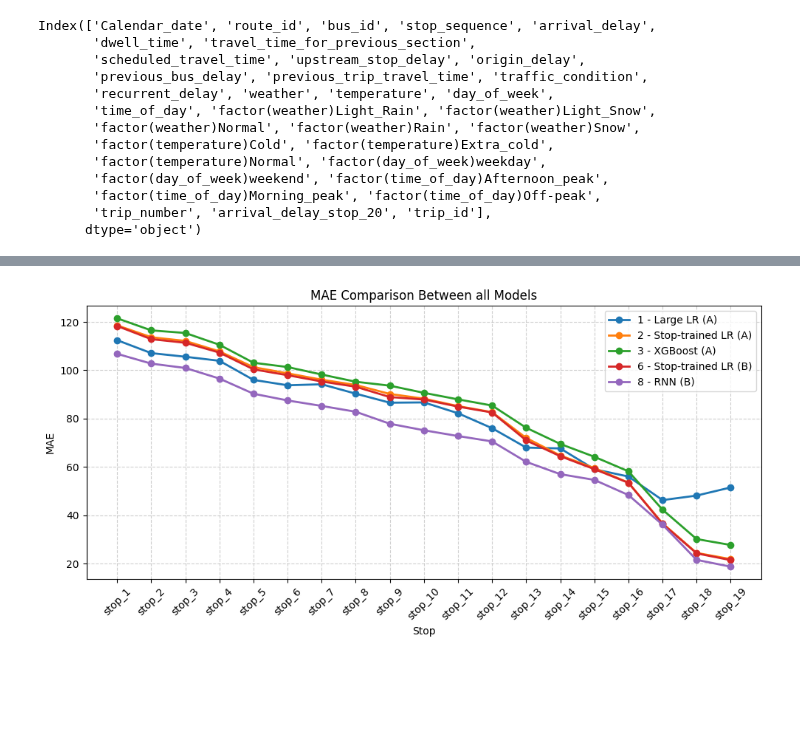
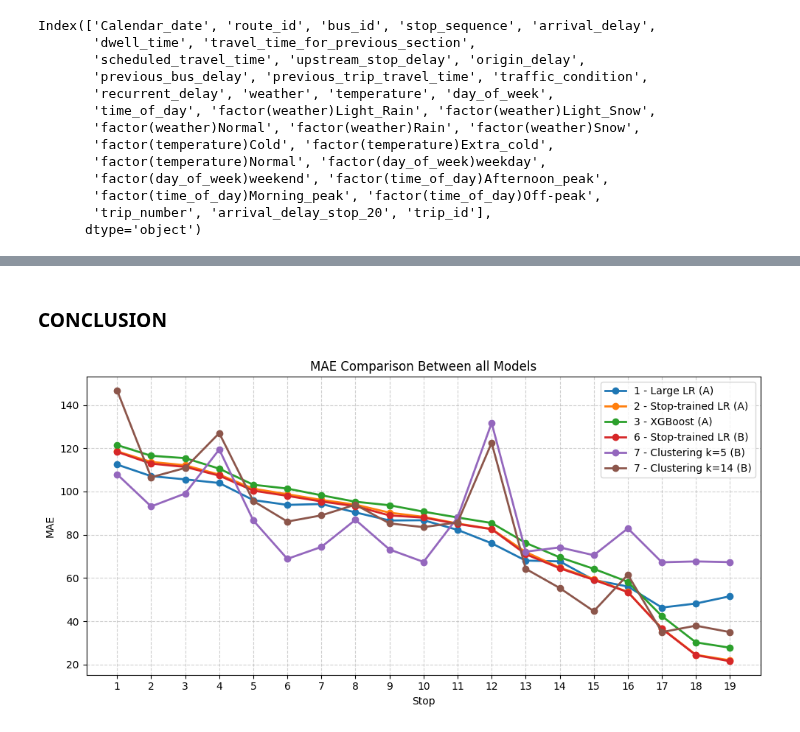
Before and after one commit to Gioalf/AH2179, a Jupyter notebook: project/AIprojectGioAlf.ipynb, the cells around one changed output, grey strips where cells are left out. Drawn from its saved outputs; the diff is of its cells as text; code cells hidden in the pictures; blank space fills up the shorter version.

```diff
--- a/project/AIprojectGioAlf.ipynb
+++ b/project/AIprojectGioAlf.ipynb
@@ -1230,3 +1230,35 @@ plt.tight_layout()
 plt.show()
 # %% [output]
 [figure]
+# %%
+import matplotlib.pyplot as plt
+import numpy as np
+
+stops = np.arange(1, 20)
+mae2 = np.array([v['MAE'] for v in results2.values()])[:19]
+mae6 = np.array([v['MAE'] for v in results6.values()])[:19]
+
+# Compute % change: (new - old) / old * 100
+pct_change = ((mae6 - mae2) / mae2) * 100
+
+# Plot setup
+x = np.arange(len(stops))
+width = 0.35
+
+plt.figure(figsize=(10,5))
+bars1 = plt.bar(x - width/2, mae2, width, label='Model 2')
+bars2 = plt.bar(x + width/2, mae6, width, label='Model 6')
+
+# Annotate % difference
+for i in range(len(stops)):
+    plt.text(x[i], max(mae2[i], mae6[i]) + 0.01, f"{pct_change[i]:.1f}%",
+             ha='center', va='bottom', fontsize=8, rotation=0)
+
+plt.xticks(x, stops)
+plt.xlabel('Stop')
+plt.ylabel('MAE')
+plt.title('MAE Comparison Between Model 2 and Model 6')
+plt.legend()
+plt.grid(True, axis='y', linestyle='--', alpha=0.6)
+plt.tight_layout()
+plt.show()
@@ -1903,28 +1874,34 @@ model.summary()
+# %% [markdown]
+### **CONCLUSION**
 # %%
 import matplotlib.pyplot as plt
 
 # --- Extract MAE values ---
-stops = list(results2.keys())
+stops = list(range(1,20))
 mae1=evaluation_df['MAE'].to_list()
 mae3 = [v['MAE'] for v in results3.values()]
 mae2 = [v['MAE'] for v in results2.values()]
 mae6 = [v['MAE'] for v in results6.values()]
+mae7_5 = clustering_results['k_5']['MAE']
+mae7_14 = clustering_results['k_14']['MAE']
 mae8 = (df_stop_mae['MAE_for_stop20'].to_list())
 
 # --- Plot ---
 plt.figure(figsize=(10,5))
-plt.plot(stops[:19], mae1, marker='o', label='1 - Large LR (A)', linewidth=2)
+plt.plot(stops, mae1, marker='o', label='1 - Large LR (A)', linewidth=2)
 plt.plot(stops[:19], mae2[:19], marker='o', label='2 - Stop-trained LR (A)', linewidth=2)
 plt.plot(stops[:19], mae3[:19], marker='o', label='3 - XGBoost (A)', linewidth=2)
 plt.plot(stops[:19], mae6[:19], marker='o', label='6 - Stop-trained LR (B)', linewidth=2)
-plt.plot(stops[:19], mae8, marker='o', label='8 - RNN (B)', linewidth=2)
-plt.xticks(rotation=45)
+plt.plot(stops[:19], mae7_5[:19], marker='o', label='7 - Clustering k=5 (B)', linewidth=2)
+plt.plot(stops[:19], mae7_14[:19], marker='o', label='7 - Clustering k=14 (B)', linewidth=2)
+# plt.plot(stops[:19], mae8, marker='o', label='8 - RNN (B)', linewidth=2)
+plt.xticks(stops)
 plt.xlabel('Stop')
 plt.ylabel('MAE')
 plt.title('MAE Comparison Between all Models')
 plt.legend()
 plt.grid(True, linestyle='--', alpha=0.6)
 plt.tight_layout()
 plt.show()
 # %% [output]
-[figure, old version]
+[figure, new version]
```
Also changed, not shown: parts of 6 cells of this notebook.
